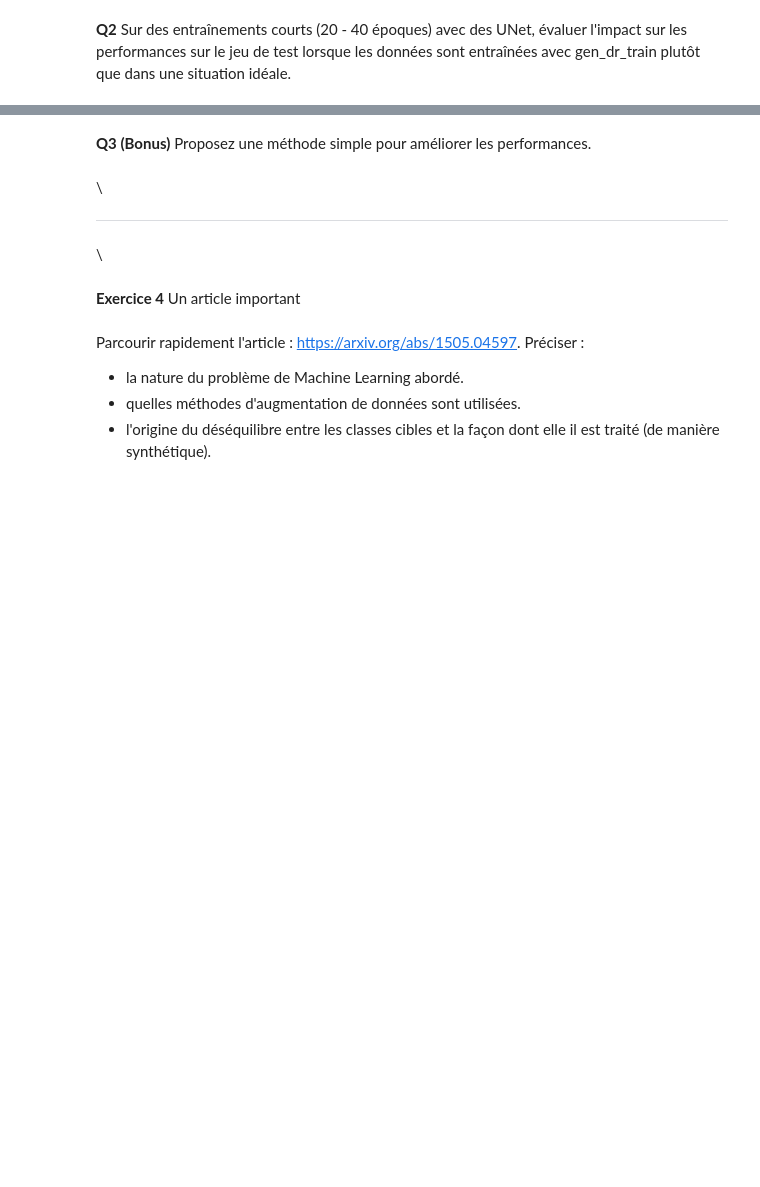
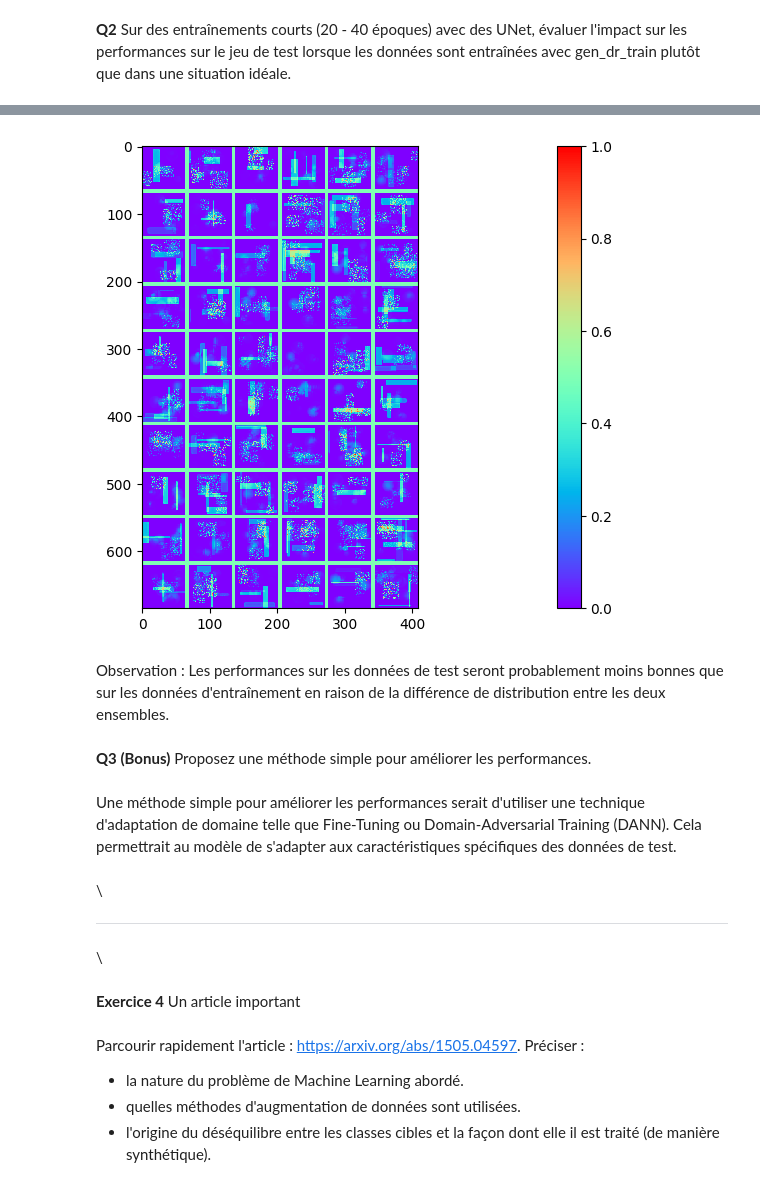
Before and after one commit to zakariaabou/exam_2025_session2, a Jupyter notebook: notebooks/exercices_session2.ipynb, the cells around one changed output, grey strips where cells are left out. Drawn from its saved outputs; the diff is of its cells as text; code cells hidden in the pictures; blank space fills up the shorter version.

```diff
--- a/notebooks/exercices_session2.ipynb
+++ b/notebooks/exercices_session2.ipynb
@@ -148,4 +148,15 @@ print(targets)
 # %% [markdown]
 **Q1** Définir un Loader à partir du Dataset précédent (2 workers)
+# %%
+from torch.utils.data import DataLoader, TensorDataset
+
+# Génération des données
+inputs, targets = gen_ex2(1000)  # Générer 1000 échantillons
+inputs = torch.tensor(inputs, dtype=torch.float32)
+targets = torch.tensor(targets, dtype=torch.float32)
+
+# Création du DataLoader
+dataset = TensorDataset(inputs, targets)
+dataloader = DataLoader(dataset, batch_size=32, shuffle=True, num_workers=2)
 # %% [markdown]
 **Q2** Entraîner un ResNet18 à prédire la médiane conditionnelle à l'image d'entrée. Justifier l'absence d'une étape de validation.
@@ -158,2 +310,19 @@ from torchvision.models import resnet18
 # %% [markdown]
 **Q4** Après entraînement, évaluer les écarts interquartiles sur un batch de taille 64. Ces écarts semblent-ils dépendre de l'image d'entrée ?
+# %%
+# Vérifier si un GPU est disponible
+device = torch.device("cuda" if torch.cuda.is_available() else "cpu")
+
+# Génération d'un batch de test
+test_inputs, test_targets = gen_ex2(64)
+test_inputs = torch.tensor(test_inputs, dtype=torch.float32).to(device)  # Déplacer test_inputs vers le périphérique
+test_targets = torch.tensor(test_targets, dtype=torch.float32).to(device)  # Déplacer test_targets vers le périphérique
+
+# Prédiction des quantiles
+with torch.no_grad():
+    outputs = model(test_inputs)
+    q1, q2, q3 = outputs[:, 0], outputs[:, 1], outputs[:, 2]
+
+# Calcul des écarts interquartiles
+iqr = q3 - q1
+print("Écarts interquartiles :", iqr)
@@ -201,5 +460,25 @@ Dans la réalité, ce cas de figure se présente lorsque :
+# %%
+
+# Évaluation sur les données de test
+test_inputs, test_targets = gen_dr_test(64)
+test_inputs = torch.tensor(test_inputs, dtype=torch.float32).to(device)  # Déplacer vers le périphérique
+test_targets = torch.tensor(test_targets, dtype=torch.float32).to(device)  # Déplacer vers le périphérique
+
+with torch.no_grad():
+    outputs = model(test_inputs)
+    outputs = torch.sigmoid(outputs)  # Appliquer une fonction sigmoïde pour obtenir des probabilités
+
+# Affichage des résultats
+fig = plt.figure(figsize=(36, 6))
+voir_batch2D(outputs.cpu(), 6, fig, k=0, min_scale=0, max_scale=1)  # Déplacer vers le CPU pour affichage
+# %% [output]
+[figure, added]
+# %% [markdown]
+Observation : Les performances sur les données de test seront probablement moins bonnes que sur les données d'entraînement en raison de la différence de distribution entre les deux ensembles.
 # %% [markdown]
 **Q3 (Bonus)** Proposez une méthode simple pour améliorer les performances.
+# %% [markdown]
+Une méthode simple pour améliorer les performances serait d'utiliser une technique d'adaptation de domaine telle que Fine-Tuning ou Domain-Adversarial Training (DANN). Cela permettrait au modèle de s'adapter aux caractéristiques spécifiques des données de test.
 # %% [markdown]
 \
 
```
Also changed, not shown: parts of 20 cells of this notebook.
